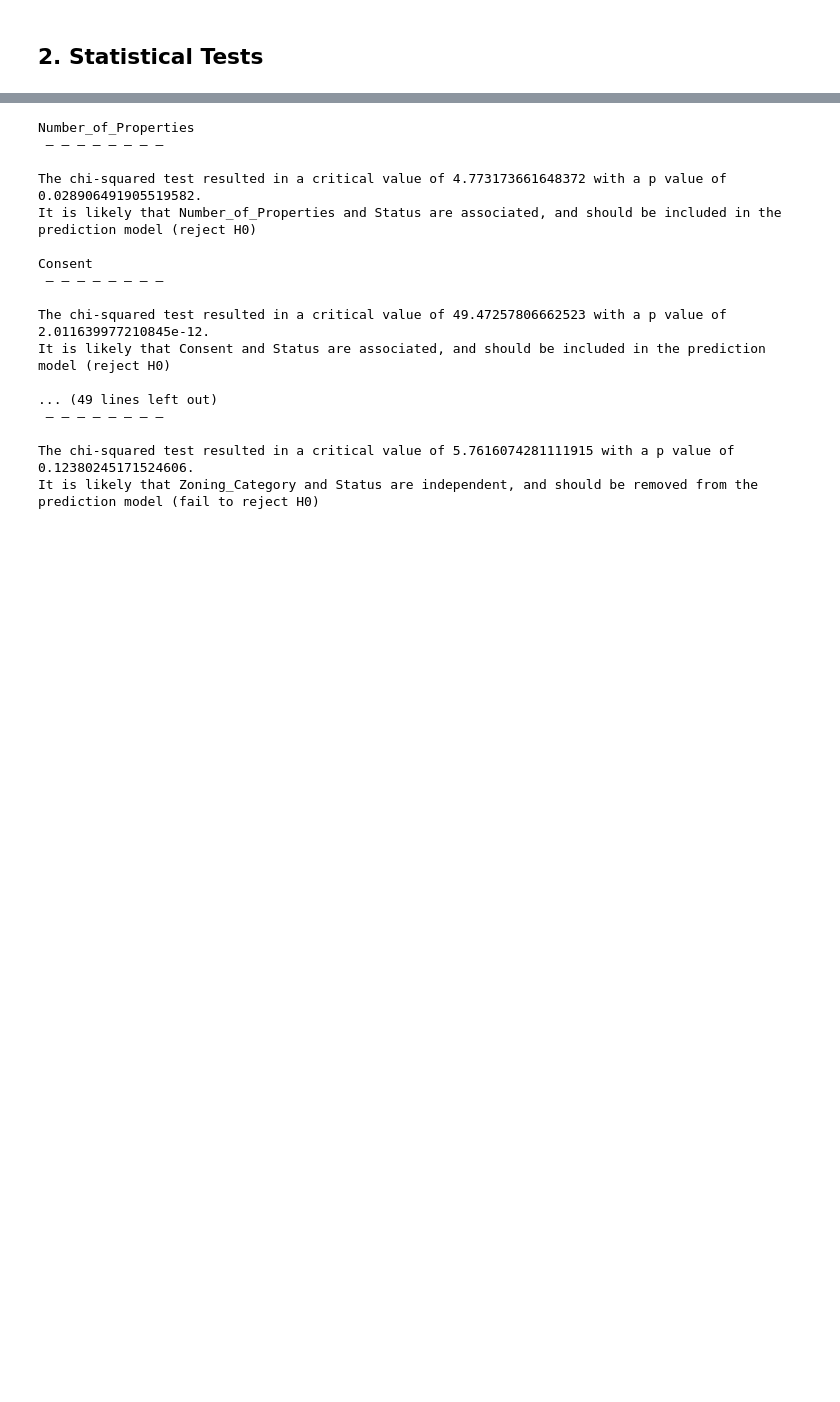
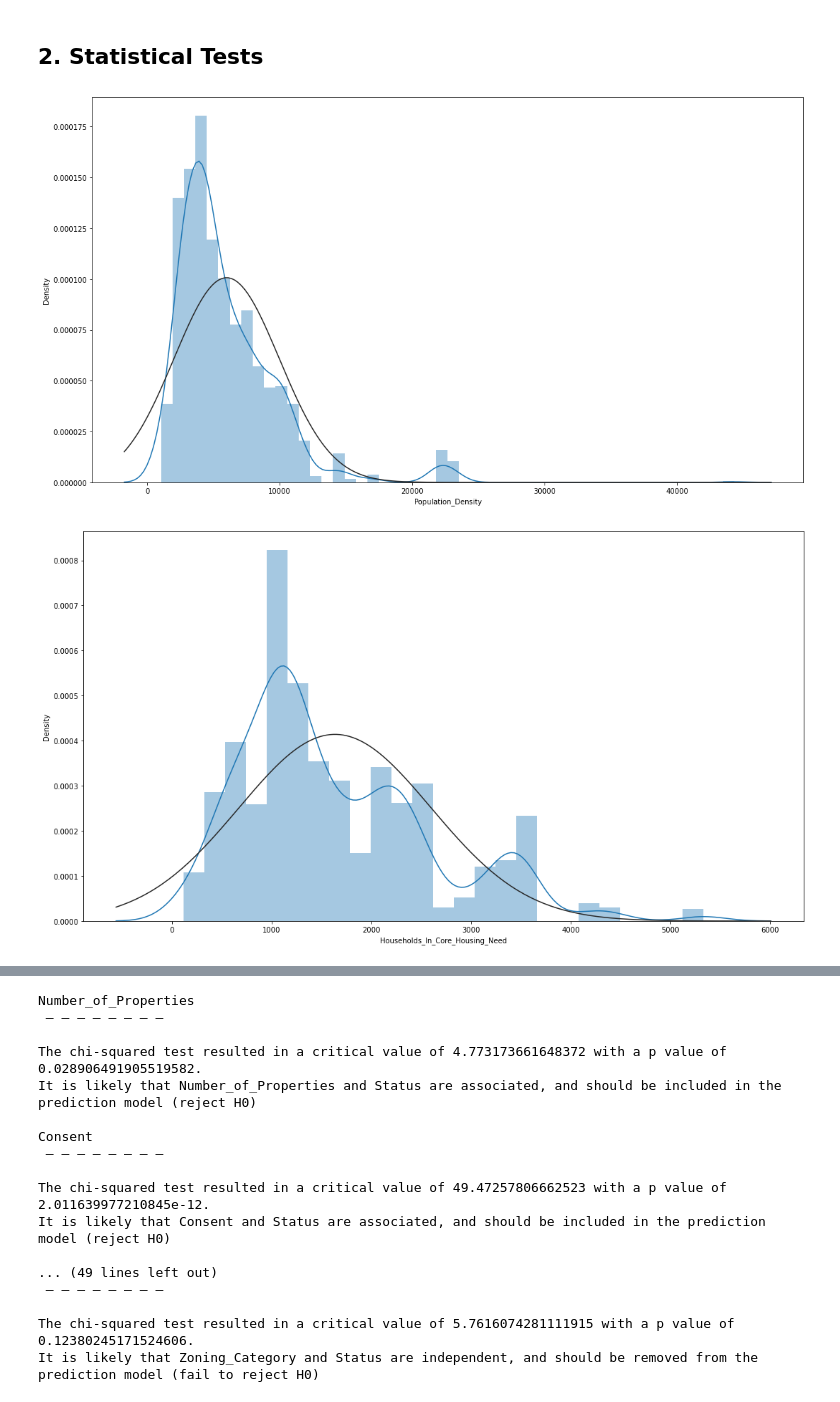
Before and after one commit to RoryAJames/TorontoDevelopmentApplications, a Jupyter notebook: Exploratory Data Analysis.ipynb, the cells around one changed output, grey strips where cells are left out. Cells and saved outputs as stored; diff of their text form; code cells hidden in the pictures; blank space fills up the shorter version.

```diff
--- a/Exploratory Data Analysis.ipynb
+++ b/Exploratory Data Analysis.ipynb
@@ -128,3 +128,14 @@ Takeaways:
 - Not surprisingly the zoning category plot shows the majority of zoning types are residential. When looking across the remaining zoning categories, it appears like they all have the same proportion of denied applications. This suggests that it might not be a good feature in predicting the outcome of an application.
 # %% [markdown]
 ## 2. Statistical Tests
+# %%
+#Check distributions of numerical features
+
+num_features = ['Population_Density', 'Households_In_Core_Housing_Need', 'Average_Income']
+
+for i in num_features:
+    fig, ax = plt.subplots(figsize=[18,10])
+    sns.distplot(gdf[i], fit=norm)
+# %% [output]
+[figure, added]
+[figure, added]
```
Also changed, not shown: parts of 4 cells of this notebook, 4 other files.
